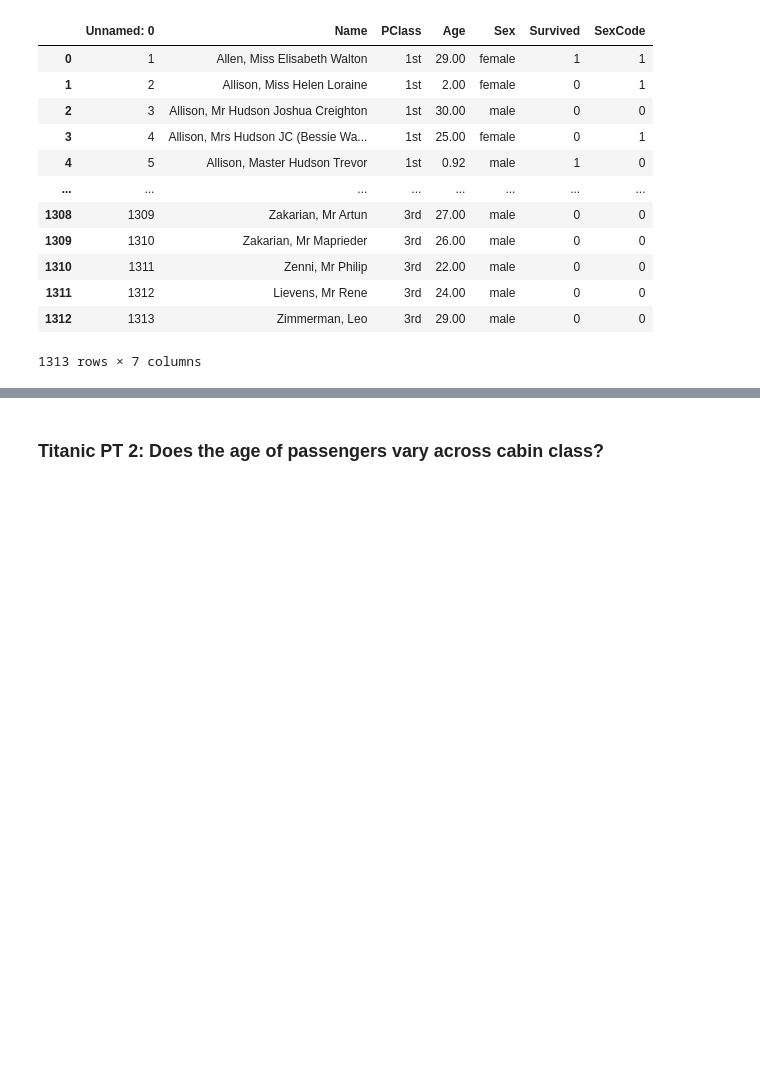
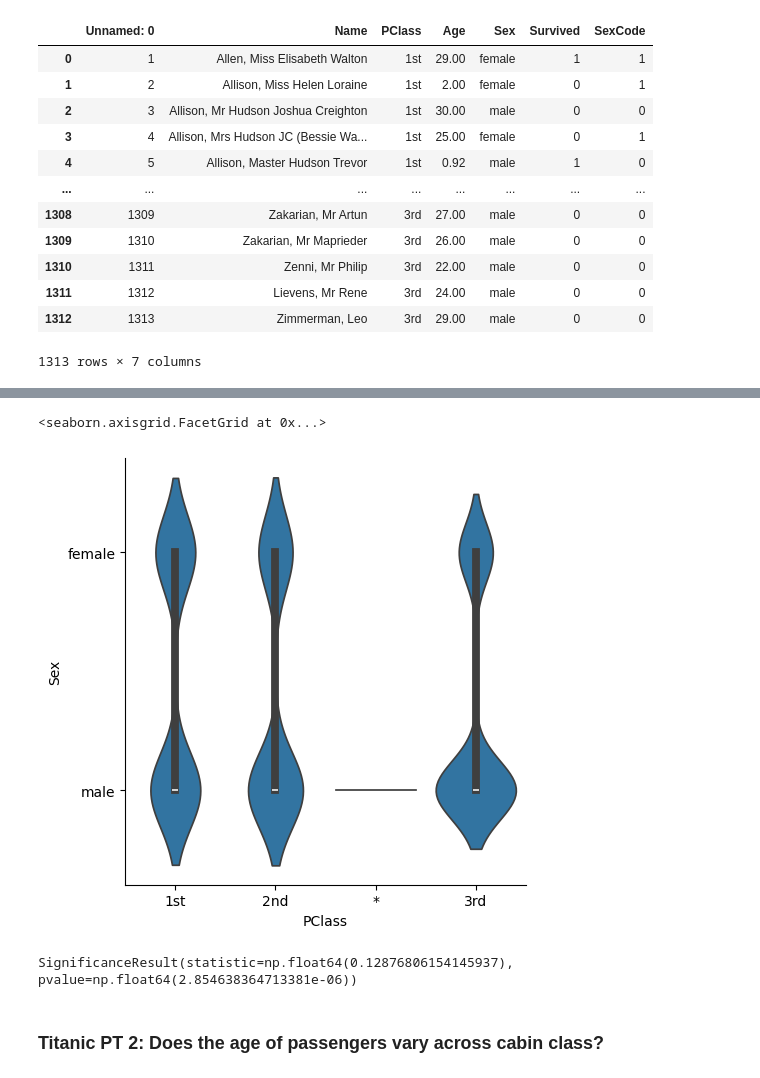
Before and after one commit to Debbcwing/DataScienceBootcamp, a Jupyter notebook: 02_Statistics/day3/STI_EX2-Hypothesis_testing-titanic-plant.ipynb, the cells around one changed output, grey strips where cells are left out. Cells and saved outputs as stored; diff of their text form; code cells hidden in the pictures; blank space fills up the shorter version.

Commit message:
day3_t-test

```diff
--- a/02_Statistics/day3/STI_EX2-Hypothesis_testing-titanic-plant.ipynb
+++ b/02_Statistics/day3/STI_EX2-Hypothesis_testing-titanic-plant.ipynb
@@ -43,8 +43,8 @@ Use the titanic.csv dataset to answer the following questions:
 # %%
 # reading data from csv
 import pandas as pd
-data_path = 'https://drive.google.com/uc?export=download&id=1DBDms9NRGNSx-tZDhmti35Wf9CbmdlVo'
-df_titanic = pd.read_csv(data_path)
+# data_path = 'https://drive.google.com/uc?export=download&id=1DBDms9NRGNSx-tZDhmti35Wf9CbmdlVo'
+df_titanic = pd.read_csv("titanic.csv")
 df_titanic
 # %% [output]
 |  | Unnamed: 0 | Name | PClass | Age | Sex | Survived | SexCode |
@@ -68,0 +88,6 @@ df_titanic
+# %%
+import seaborn as sns
+sns.catplot(data=df_titanic, x='PClass', y='Sex', kind='violin')
+# %% [output]
+<seaborn.axisgrid.FacetGrid at 0x...>
+[figure, added]
@@ -68,0 +107,13 @@ df_titanic
+# %%
+# Spearman
+# The Spearman rank-order correlation coefficient is a nonparametric measure of the monotonicity of the relationship between two datasets.
+# The correlation coefficient varies between -1 and +1 with 0 implying no correlation.
+# Correlations of -1 or +1 imply an exact linear relationship.
+# The p-value roughly indicates the probability of an uncorrelated system producing datasets that have a Spearman correlation at least as extreme as the one computed from these datasets.
+# The p-value only accurate for very large samples (>500 observations). For smaller sample sizes, consider a permutation test (see Examples section below).
+sp_stats = stats.spearmanr(df_titanic['Sex'], df_titanic['PClass'])
+sp_stats
+
+# p < 0.05 -> the observed correlation is unlikely to have occurred by random -> they are correlated
+# %% [output]
+SignificanceResult(statistic=np.float64(0.12876806154145937), pvalue=np.float64(2.854638364713381e-06))
```
Also changed, not shown: parts of 30 cells of this notebook, 5 other files.
